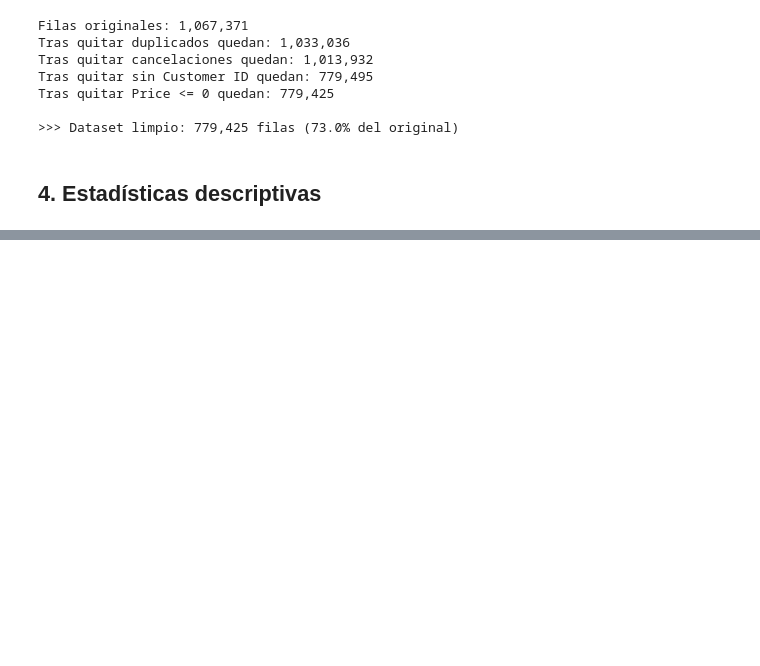
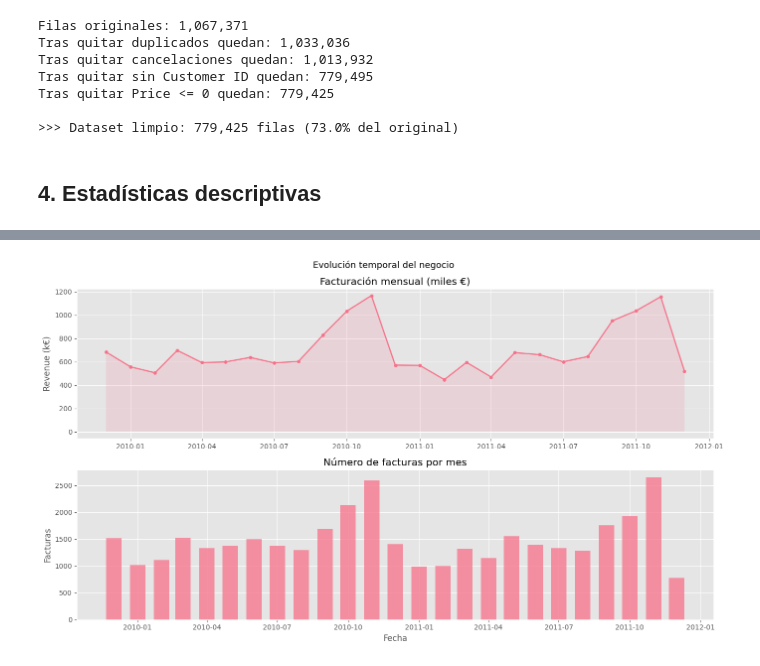
Before and after one commit to danialco9/Analisis_de_datos_IA, a Jupyter notebook: Proyecto_Machine Learning/online_retail_II_EDA-basic.ipynb, the cells around one changed output, grey strips where cells are left out. Drawn from its saved outputs; the diff is of its cells as text; code cells hidden in the pictures; blank space fills up the shorter version.

```diff
--- a/Proyecto_Machine Learning/online_retail_II_EDA-basic.ipynb
+++ b/Proyecto_Machine Learning/online_retail_II_EDA-basic.ipynb
@@ -298,0 +258,37 @@ Estrategia:
+# %%
+# ── 5.2 Serie temporal: facturación mensual ────────────────────────────────
+
+df_clean['Month'] = df_clean['InvoiceDate'].dt.to_period('M')
+
+monthly_revenue = (
+    df_clean.groupby('Month')['Revenue']
+    .sum()
+    .reset_index()
+)
+monthly_revenue['Month_dt'] = monthly_revenue['Month'].dt.to_timestamp()
+
+monthly_invoices = (
+    df_clean.groupby('Month')['Invoice']
+    .nunique()
+    .reset_index()
+)
+monthly_invoices['Month_dt'] = monthly_invoices['Month'].dt.to_timestamp()
+
+fig, axes = plt.subplots(2, 1, figsize=(14, 8))
+fig.suptitle('Evolución temporal del negocio', fontsize=13)
+
+axes[0].plot(monthly_revenue['Month_dt'], monthly_revenue['Revenue'] / 1e3,
+             marker='o', markersize=4, linewidth=1.8)
+axes[0].fill_between(monthly_revenue['Month_dt'], monthly_revenue['Revenue'] / 1e3, alpha=0.15)
+axes[0].set_title('Facturación mensual (miles €)')
+axes[0].set_ylabel('Revenue (k€)')
+
+axes[1].bar(monthly_invoices['Month_dt'], monthly_invoices['Invoice'], width=20, alpha=0.75)
+axes[1].set_title('Número de facturas por mes')
+axes[1].set_ylabel('Facturas')
+axes[1].set_xlabel('Fecha')
+
+plt.tight_layout()
+plt.show()
+# %% [output]
+[figure, added]
```
Also changed, not shown: parts of 38 cells of this notebook, 1 other file.
